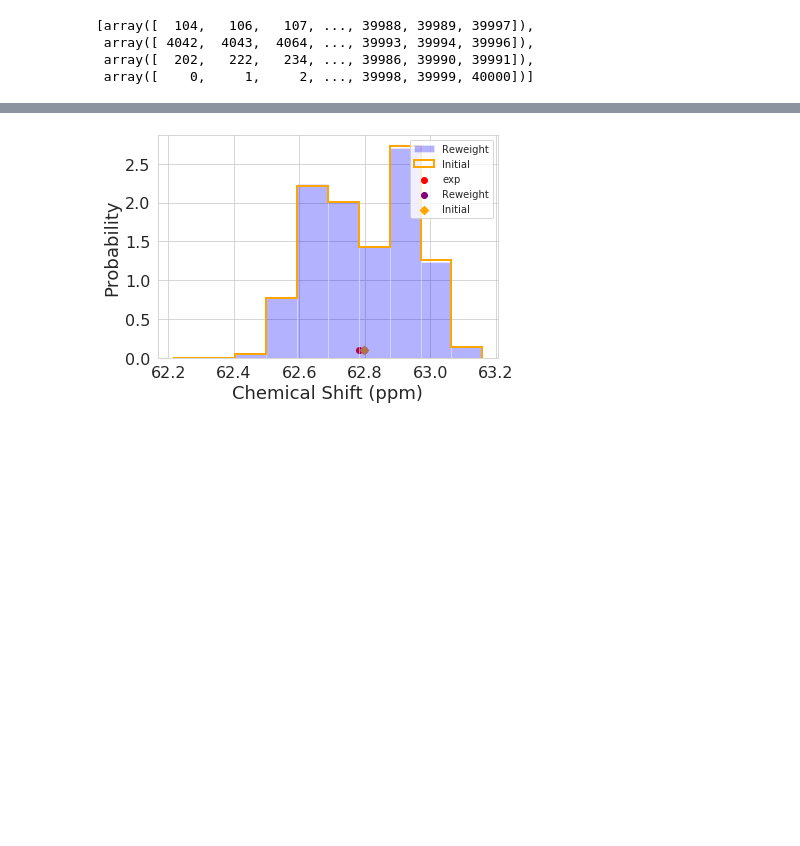
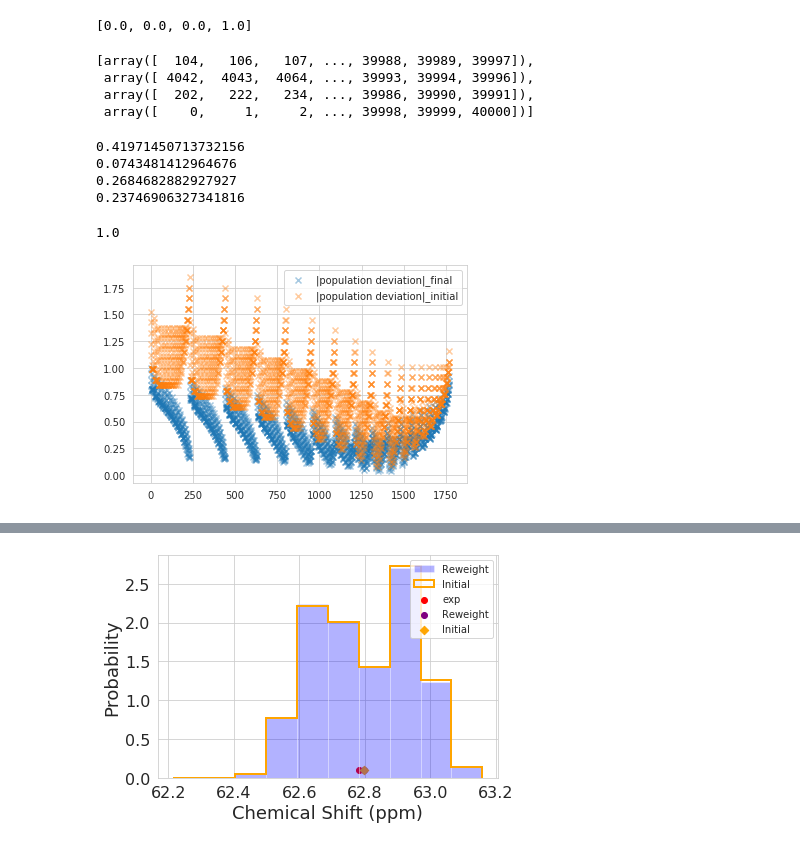
Before and after one commit to jiaqizhu-git/Jiaqi_script, a Jupyter notebook: reweight.nb.all.ipynb, the cells around one changed output, grey strips where cells are left out. Drawn from its saved outputs; the diff is of its cells as text; code cells hidden in the pictures; blank space fills up the shorter version.

```diff
--- a/reweight.nb.all.ipynb
+++ b/reweight.nb.all.ipynb
@@ -148,6 +192,9 @@ def generate_weight(n):
     return weights
 
 all_weights = generate_weight(0.05)
+all_weights[0]
+# %% [output]
+[0.0, 0.0, 0.0, 1.0]
 # %%
 # cs_df_all = pd.read_csv('/dartfs-hpc/rc/lab/R/RobustelliP/Jiaqi/roivant/chemical_shifts.all.csv', header = None)
 cs_df_all = pd.read_csv('/home/daisy/Documents/Research/Rovient/roivant_data/chemical_shifts.all.csv', header = None)
@@ -170,3 +217,26 @@ frames_cl
  array([ 4042,  4043,  4064, ..., 39993, 39994, 39996]),
  array([  202,   222,   234, ..., 39986, 39990, 39991]),
  array([    0,     1,     2, ..., 39998, 39999, 40000])]
+# %%
+p_initial = []
+for i in frames_cl:
+    print(len(i)/len(cluster_assignment))
+    p_initial.append(len(i)/len(cluster_assignment))
+np.sum(p_initial)
+# %% [output]
+0.41971450713732156
+0.0743481412964676
+0.2684682882927927
+0.23746906327341816
+1.0
+# %%
+outdir = '/home/daisy/Documents/Research/Rovient/cluster_reweight_out_0.01/'
+datadir = '/home/daisy/Documents/Research/Rovient/cluster_reweight_data/'
+reweight_df = pd.read_csv(outdir + 'reweight_result.dat', header = None)
+
+plt.scatter(reweight_df.index, reweight_df[8], label = '|population deviation|_final', marker = 'x', alpha = 0.4)
+plt.scatter(reweight_df.index, reweight_df[9], label = '|population deviation|_initial', marker = 'x', alpha = 0.4)
+plt.legend()
+plt.show()
+# %% [output]
+[figure, added]
```
Also changed, not shown: parts of 28 cells of this notebook, 1 other file.
